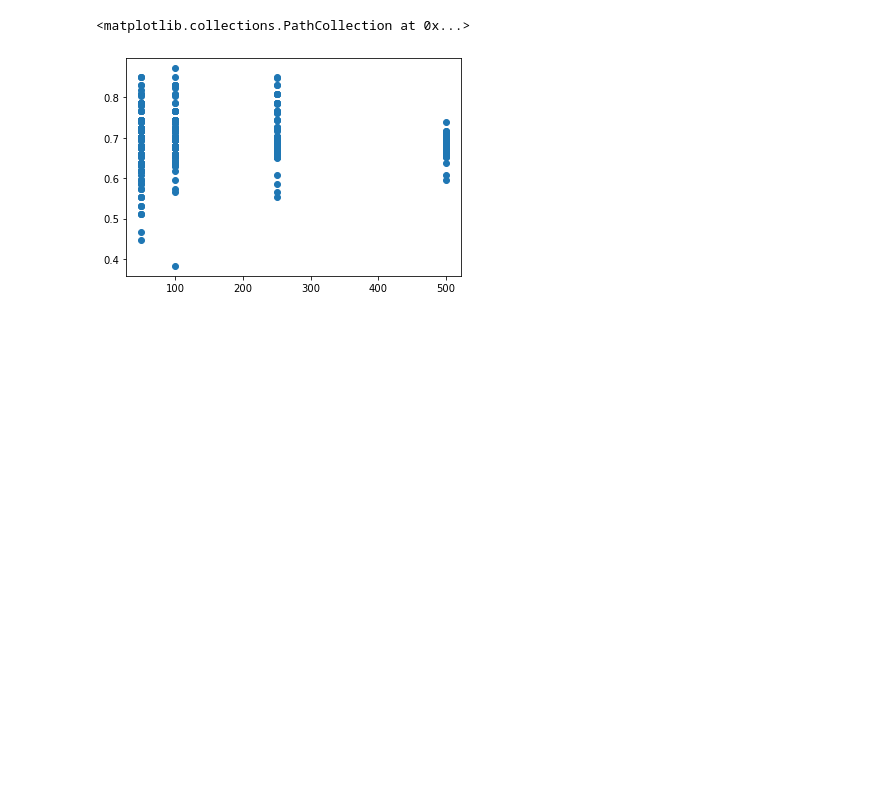
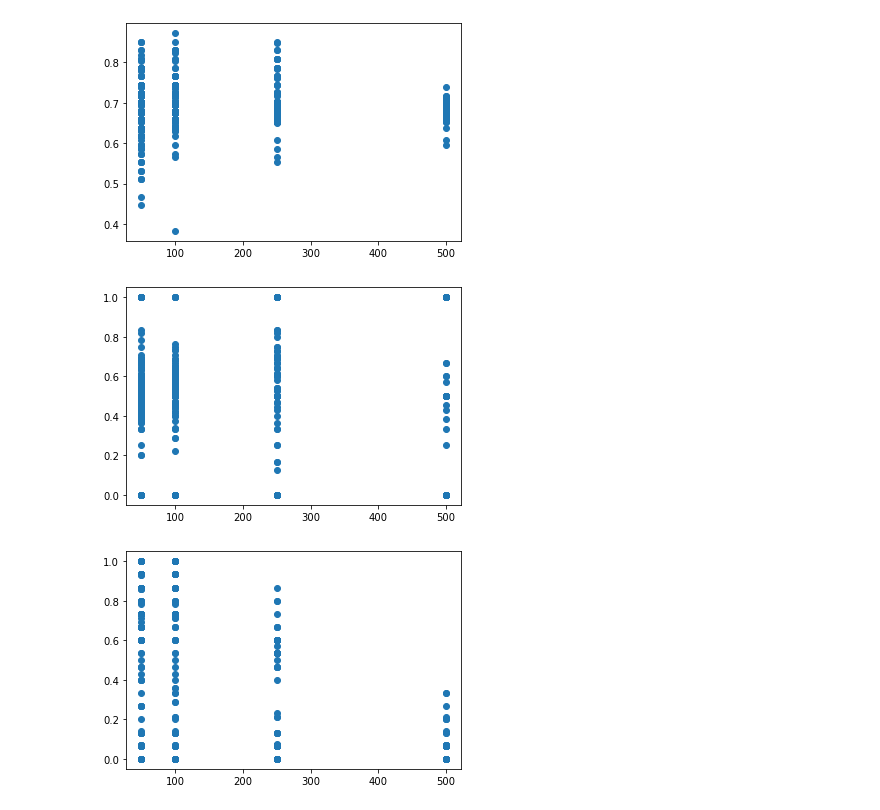
Before and after one commit to apeiffer/IoTSecurity, a Jupyter notebook: src/results/TuningResults.ipynb, the cells around one changed output. Cells and saved outputs as stored; diff of their text form; code cells hidden in the pictures; blank space fills up the shorter version.

```diff
--- a/src/results/TuningResults.ipynb
+++ b/src/results/TuningResults.ipynb
@@ -30,7 +30,18 @@ with open('tuning_results.txt', newline='') as csvfile:
         prec.append(row[6])
         rec.append(row[7])
 # %%
+ax = plt.subplot()
 plt.scatter(rho_de, acc)
+plt.show()
+
+ax = plt.subplot()
+plt.scatter(rho_de, prec)
+plt.show()
+
+ax = plt.subplot()
+plt.scatter(rho_de, rec)
+plt.show()
 # %% [output]
-<matplotlib.collections.PathCollection at 0x...>
 [figure]
+[figure, added]
+[figure, added]
```
Also changed, not shown: parts of 4 cells of this notebook, 1 other file.
